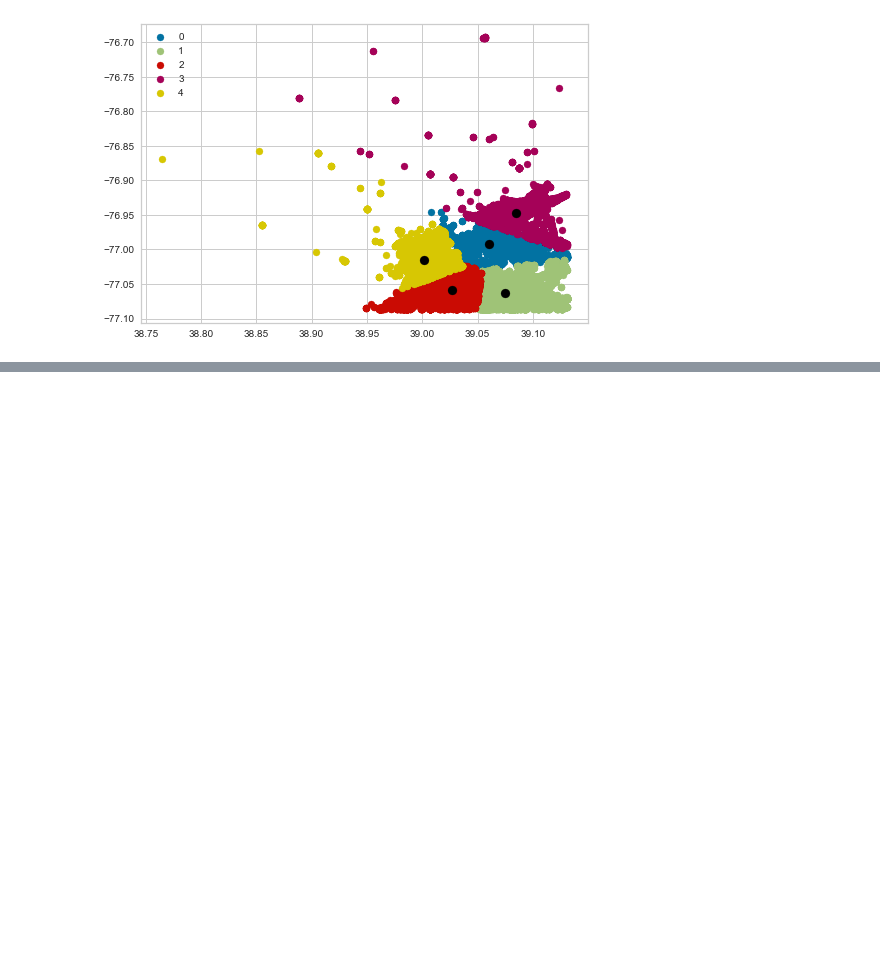
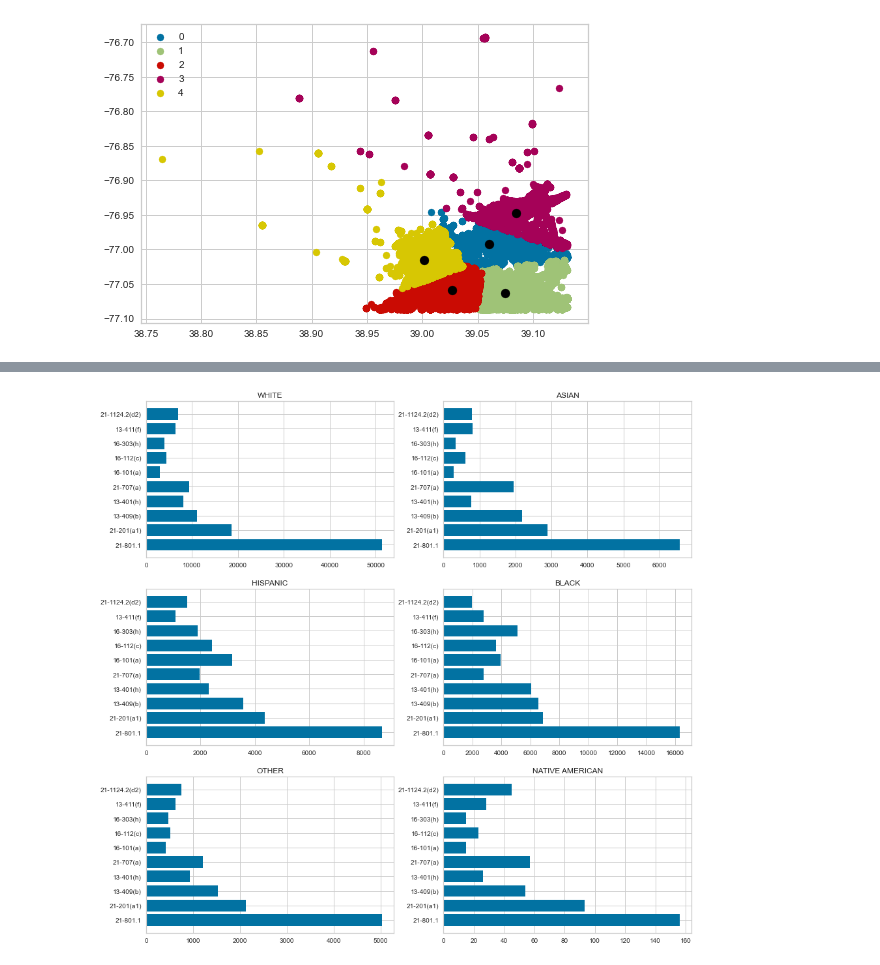
Before and after one commit to matlockhart/cs5830_final, a Jupyter notebook: final.ipynb, the cells around one changed output, grey strips where cells are left out. Drawn from its saved outputs; the diff is of its cells as text; code cells hidden in the pictures; blank space fills up the shorter version.

```diff
--- a/final.ipynb
+++ b/final.ipynb
@@ -548,0 +598,4 @@ draw_gender_vs_charges(montgomery_df)
+# %%
+draw_race_charge(montgomery_df)
+# %% [output]
+[figure, added]
```
Also changed, not shown: parts of 11 cells of this notebook.
